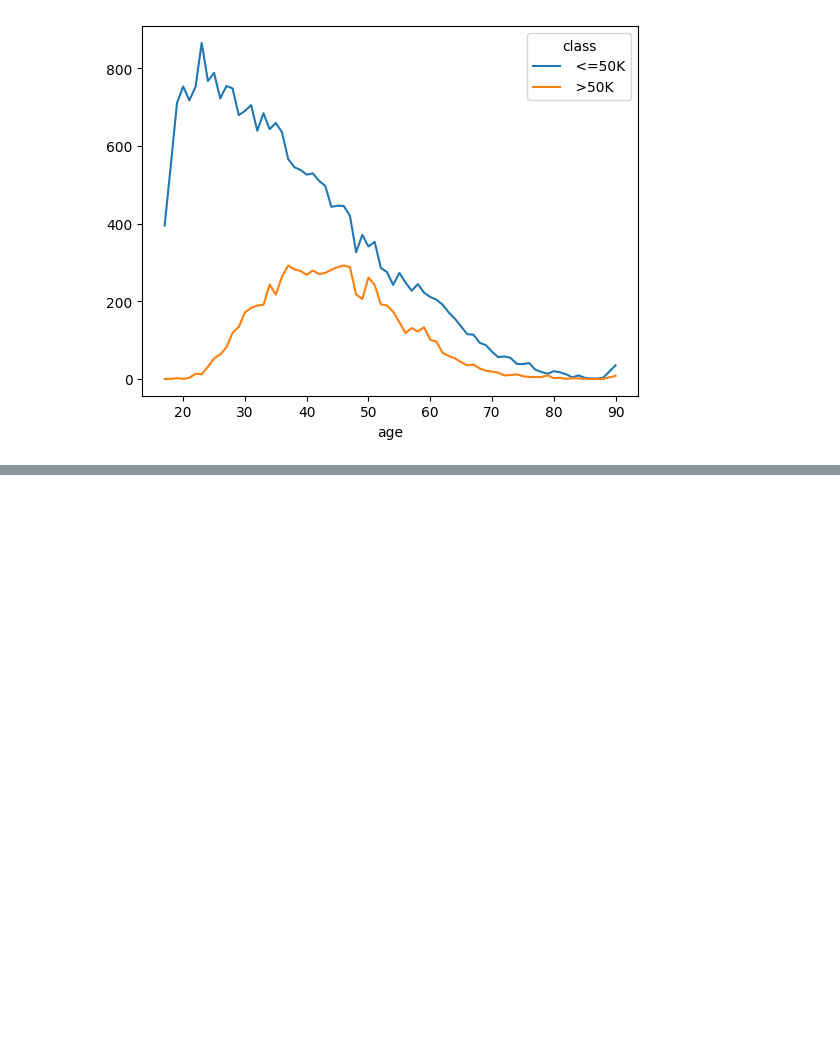
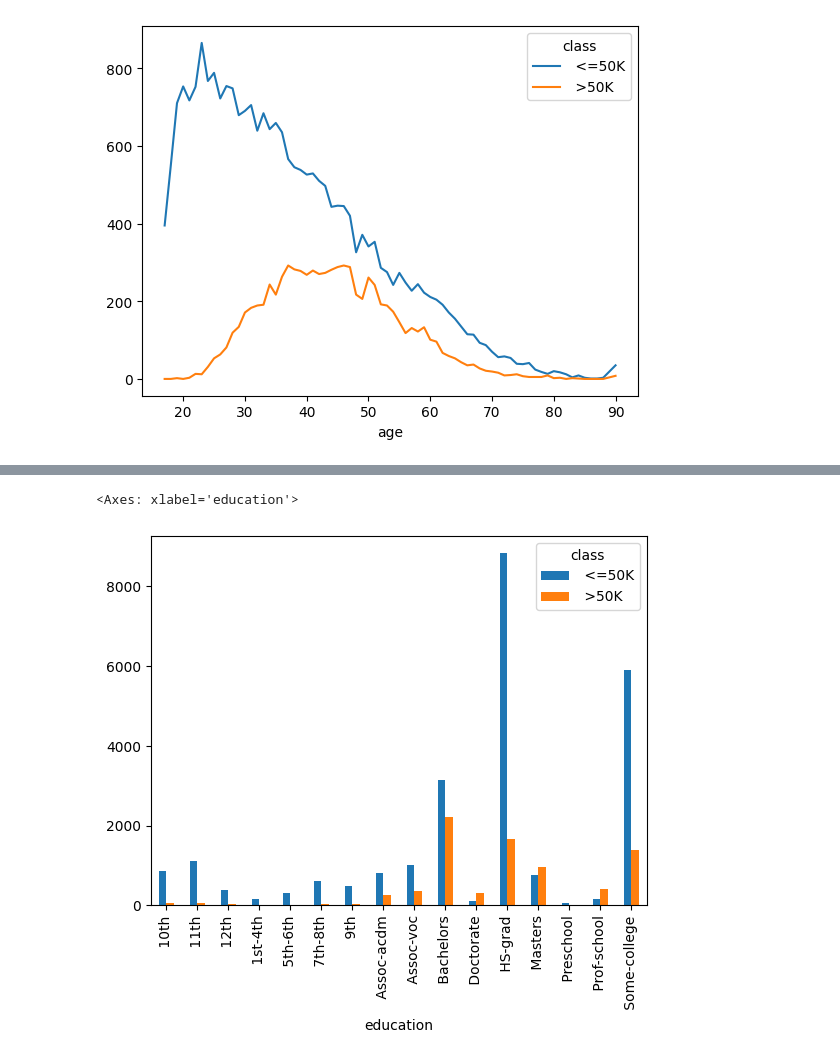
Before and after one commit to maximarbuzov/maxim, a Jupyter notebook: Untitled11.ipynb, the cells around one changed output, grey strips where cells are left out. Saved outputs shown, nothing was run; the diff lists cells and outputs as text; code cells hidden in the pictures; blank space fills up the shorter version.

```diff
--- a/Untitled11.ipynb
+++ b/Untitled11.ipynb
@@ -207,3 +207,5 @@ contingency_table2.plot()
 # %% [output]
 <Axes: xlabel='age'>
 [figure]
+# %%
+contingency_table3=pd.crosstab(data['education'],data['class'])
@@ -209,0 +252,5 @@ contingency_table2.plot()
+# %%
+contingency_table3.plot(kind='bar')
+# %% [output]
+<Axes: xlabel='education'>
+[figure, added]
```
Also changed, not shown: parts of 11 cells of this notebook.
